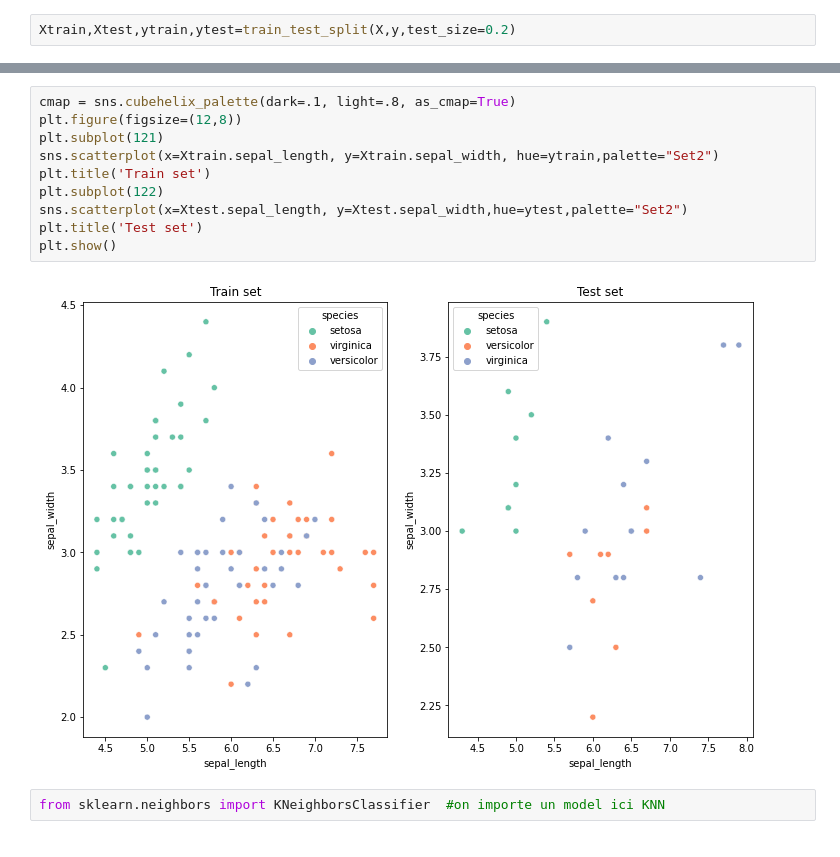
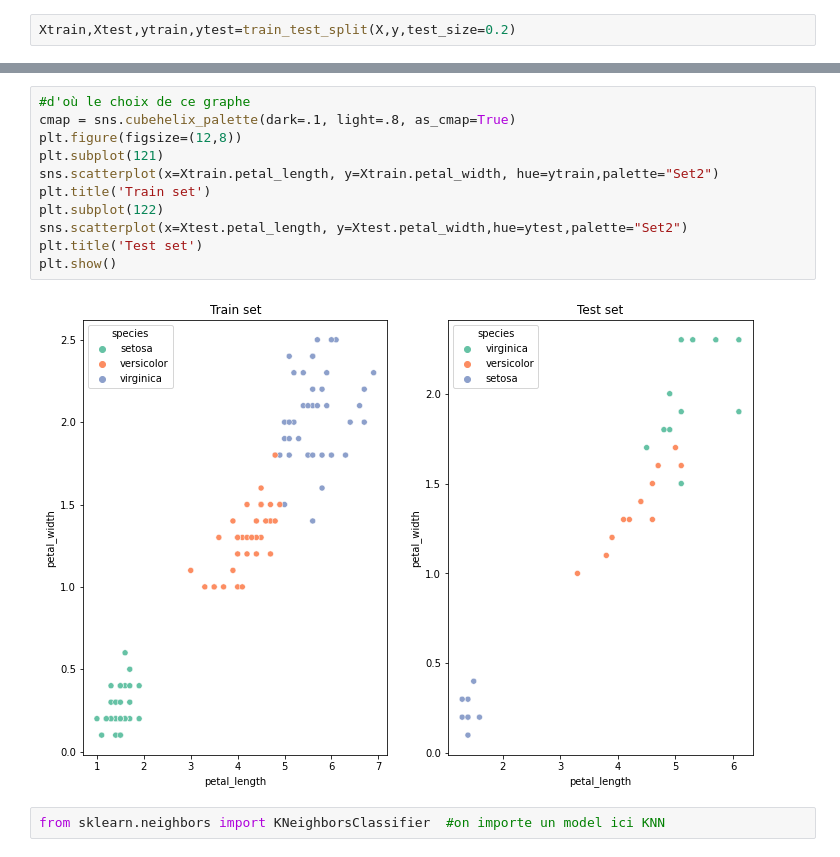
Before and after one commit to jmbernabotto/INSA2021, a Jupyter notebook: GridSearch_methode.ipynb, the cells around one changed output, grey strips where cells are left out. Saved outputs shown, nothing was run; the diff lists cells and outputs as text.

```diff
--- a/GridSearch_methode.ipynb
+++ b/GridSearch_methode.ipynb
@@ -106,15 +134,16 @@ Xtrain
 # %%
+#d'où le choix de ce graphe
 cmap = sns.cubehelix_palette(dark=.1, light=.8, as_cmap=True)
 plt.figure(figsize=(12,8))
 plt.subplot(121)
-sns.scatterplot(x=Xtrain.sepal_length, y=Xtrain.sepal_width, hue=ytrain,palette="Set2")
+sns.scatterplot(x=Xtrain.petal_length, y=Xtrain.petal_width, hue=ytrain,palette="Set2")
 plt.title('Train set')
 plt.subplot(122)
-sns.scatterplot(x=Xtest.sepal_length, y=Xtest.sepal_width,hue=ytest,palette="Set2")
+sns.scatterplot(x=Xtest.petal_length, y=Xtest.petal_width,hue=ytest,palette="Set2")
 plt.title('Test set')
 plt.show()
 # %% [output]
-[figure, old version]
+[figure, new version]
 # %%
 from sklearn.neighbors import KNeighborsClassifier  #on importe un model ici KNN
 # %%
```
Also changed, not shown: parts of 3 cells of this notebook.
